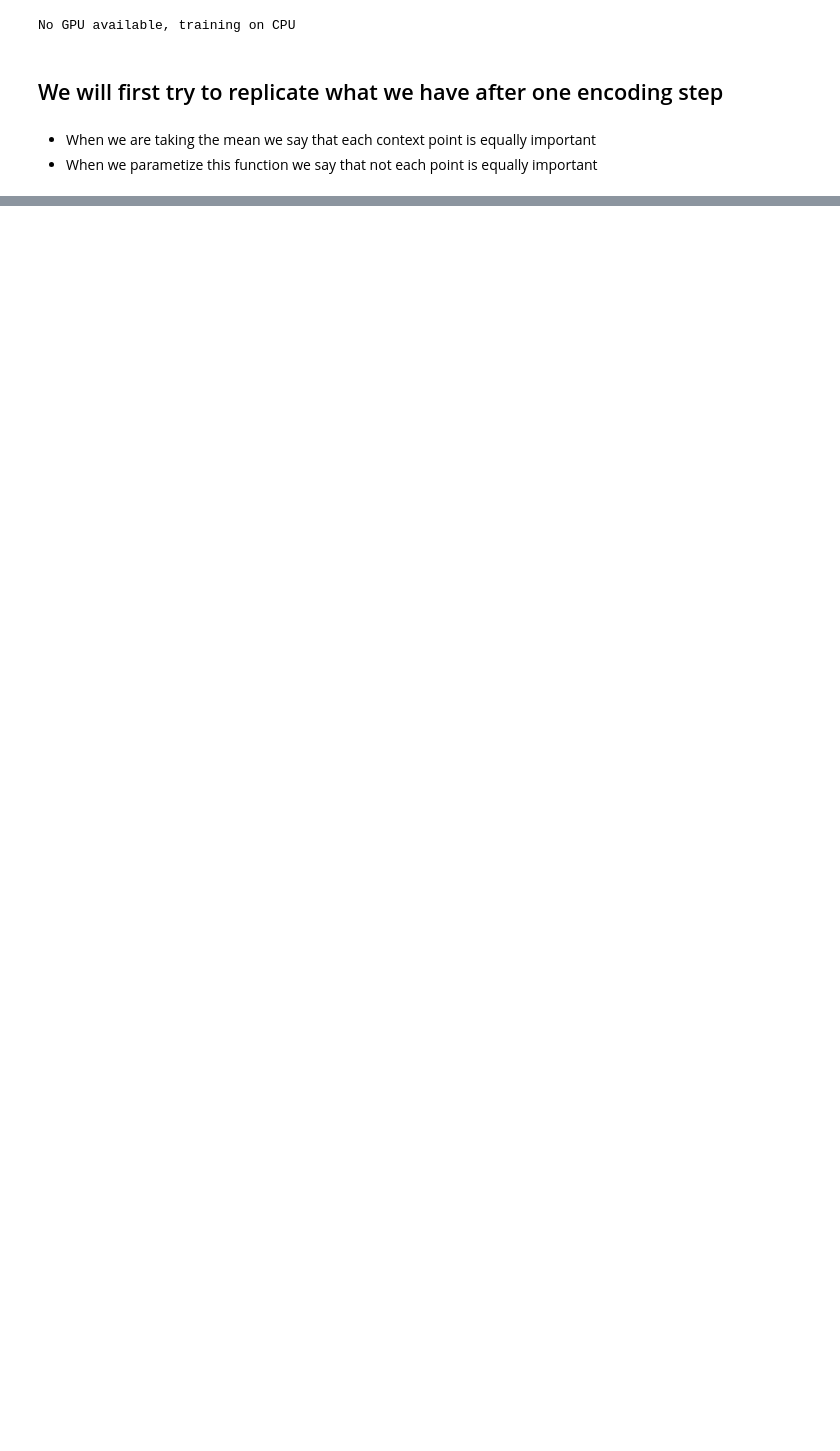
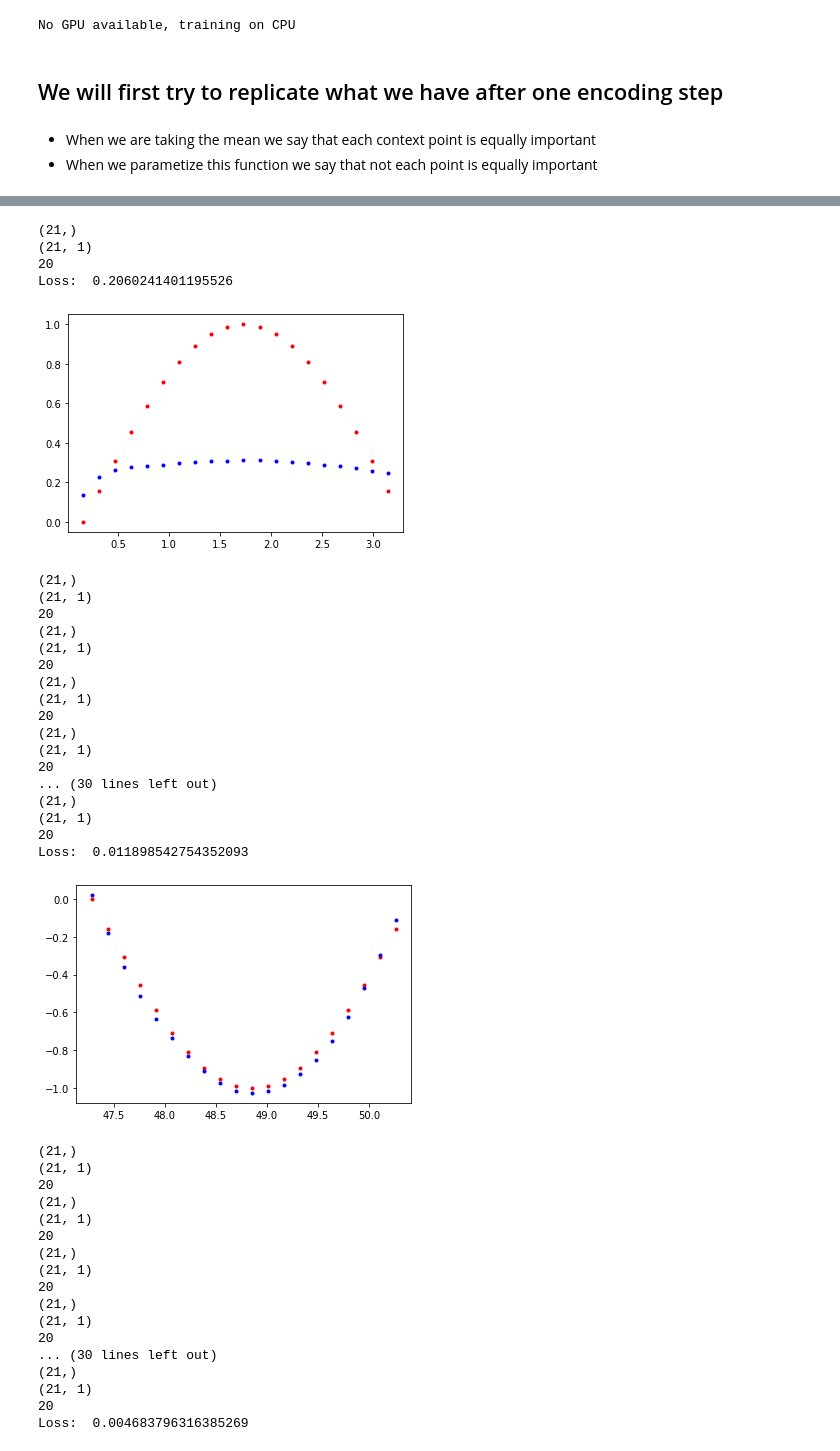
Before and after one commit to fredchettouh/neural-processes, a Jupyter notebook: architecture_improvement/alternative_to_aggregation.ipynb, the cells around one changed output, grey strips where cells are left out. Saved outputs shown, nothing was run; the diff lists cells and outputs as text; code cells hidden in the pictures; blank space fills up the shorter version.

```diff
--- a/architecture_improvement/alternative_to_aggregation.ipynb
+++ b/architecture_improvement/alternative_to_aggregation.ipynb
@@ -193,0 +219,2 @@ torch.Size([1, 128, 7])
+# %%
+hidden = init_hidden(encoder, 2, 1,128, 3)
@@ -193,0 +315,4 @@ torch.Size([1, 128, 7])
+# %%
+# MSE loss and Adam optimizer with a learning rate of 0.01
+criterion = nn.MSELoss()
+optimizer = torch.optim.Adam(rnn.parameters(), lr=0.01)
@@ -193,0 +366,46 @@ torch.Size([1, 128, 7])
+# %%
+n_steps = 75
+print_every = 15
+
+trained_rnn = train(rnn, n_steps, print_every)
+# %% [output]
+(21,)
+(21, 1)
+20
+Loss:  0.2060241401195526
+[figure, added]
+(21,)
+(21, 1)
+20
+(21,)
+(21, 1)
+20
+(21,)
+(21, 1)
+20
+(21,)
+(21, 1)
+20
+... (30 lines left out)
+(21,)
+(21, 1)
+20
+Loss:  0.011898542754352093
+[figure, added]
+(21,)
+(21, 1)
+20
+(21,)
+(21, 1)
+20
+(21,)
+(21, 1)
+20
+(21,)
+(21, 1)
+20
+... (30 lines left out)
+(21,)
+(21, 1)
+20
+Loss:  0.004683796316385269
```
Also changed, not shown: parts of 34 cells of this notebook, 12 other files.
